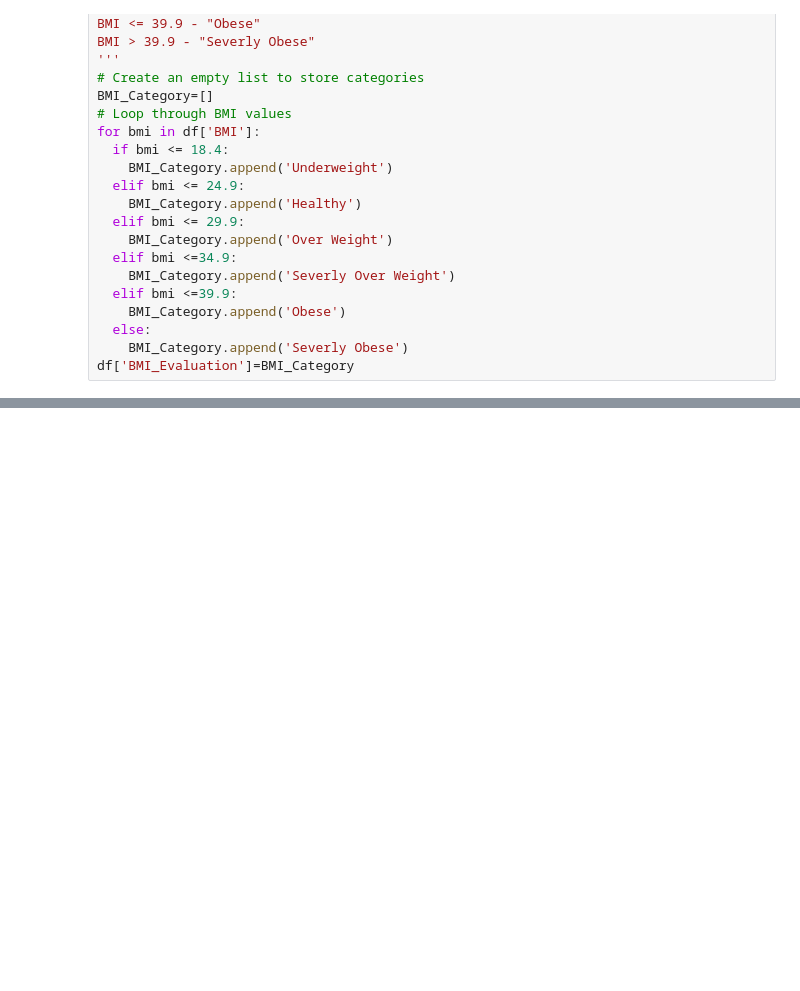
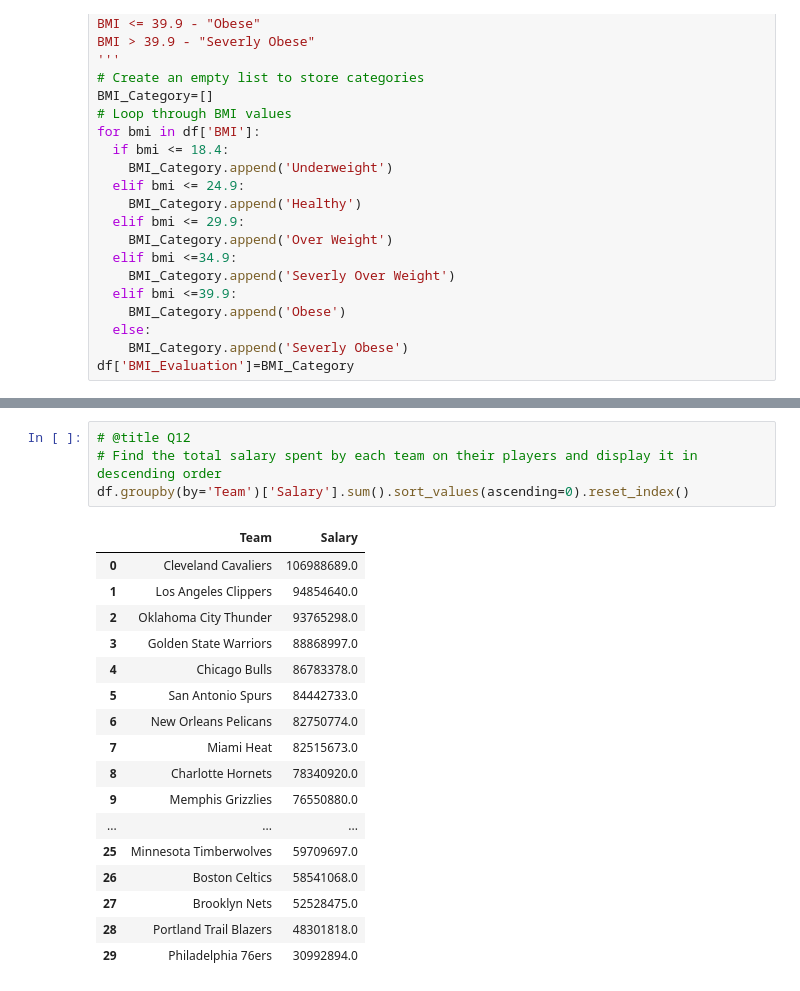
Before and after one commit to pedd1-Srividya/DS-AI-ML-And-Web-Devolopment-Practice, a Jupyter notebook: DS_ML_AI.ipynb, the cells around one changed output, grey strips where cells are left out. Drawn from its saved outputs; the diff is of its cells as text; blank space fills up the shorter version.

```diff
--- a/DS_ML_AI.ipynb
+++ b/DS_ML_AI.ipynb
@@ -1943,0 +1954,22 @@ df['BMI_Evaluation'].value_counts().reset_index()
+# %%
+# @title Q12
+# Find the total salary spent by each team on their players and display it in descending order
+df.groupby(by='Team')['Salary'].sum().sort_values(ascending=0).reset_index()
+# %% [output]
+|  | Team | Salary |
+| 0 | Cleveland Cavaliers | 106988689.0 |
+| 1 | Los Angeles Clippers | 94854640.0 |
+| 2 | Oklahoma City Thunder | 93765298.0 |
+| 3 | Golden State Warriors | 88868997.0 |
+| 4 | Chicago Bulls | 86783378.0 |
+| 5 | San Antonio Spurs | 84442733.0 |
+| 6 | New Orleans Pelicans | 82750774.0 |
+| 7 | Miami Heat | 82515673.0 |
+| 8 | Charlotte Hornets | 78340920.0 |
+| 9 | Memphis Grizzlies | 76550880.0 |
+| ... | ... | ... |
+| 25 | Minnesota Timberwolves | 59709697.0 |
+| 26 | Boston Celtics | 58541068.0 |
+| 27 | Brooklyn Nets | 52528475.0 |
+| 28 | Portland Trail Blazers | 48301818.0 |
+| 29 | Philadelphia 76ers | 30992894.0 |
```
Also changed, not shown: parts of 6 cells of this notebook.
